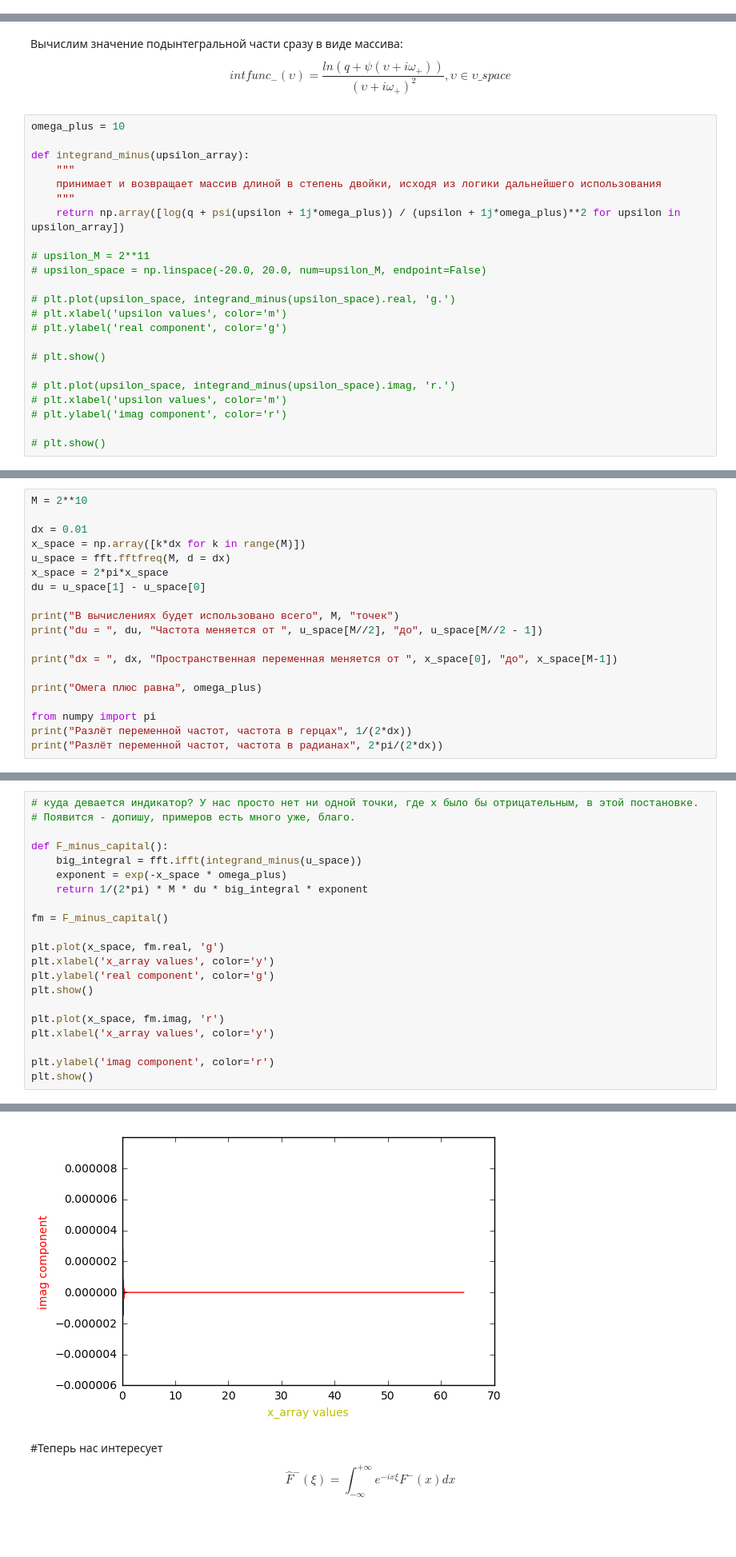
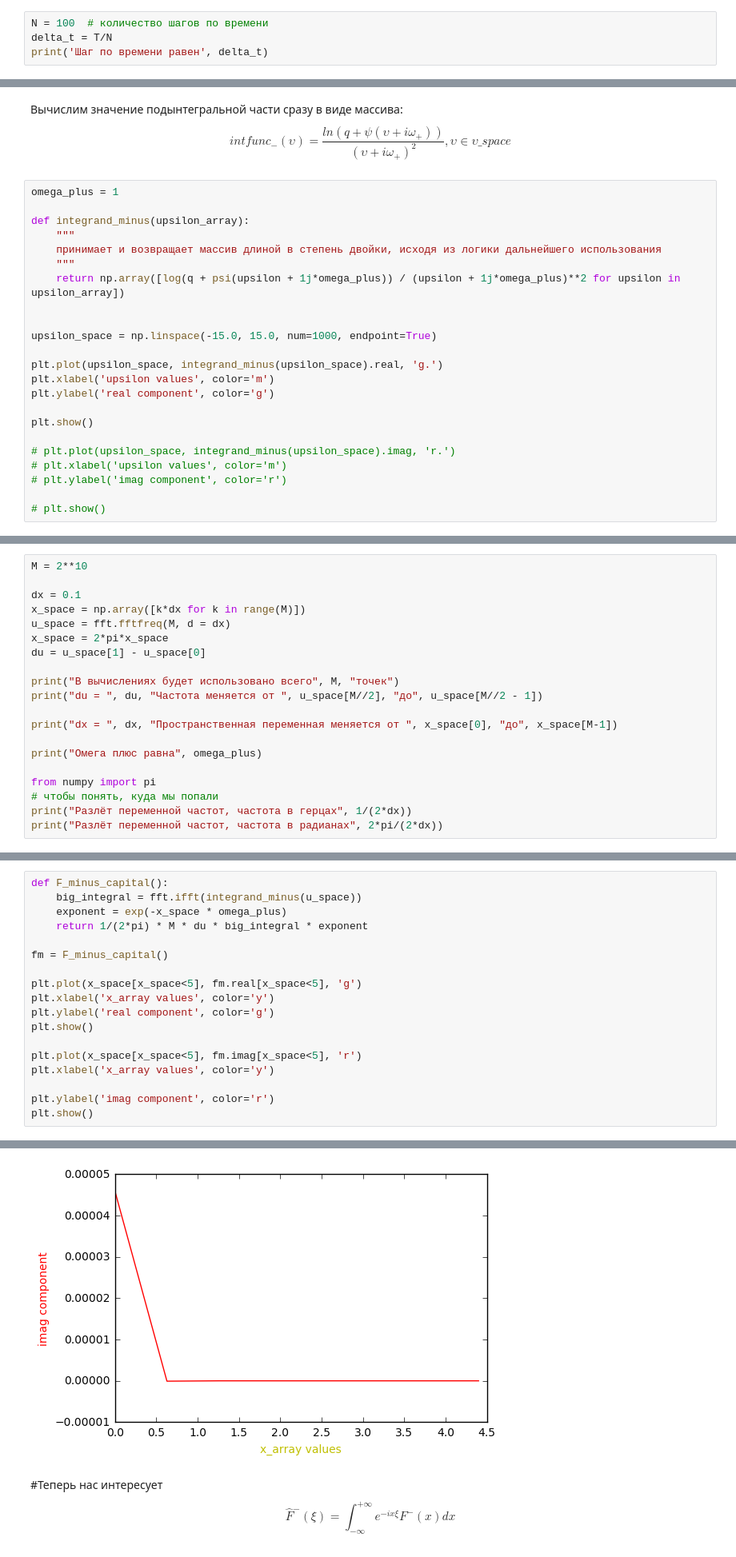
Before and after one commit to inwise/wh-barrier-python, a Jupyter notebook: Mex-BS, new mex symbol comparison.ipynb, the cells around one changed output, grey strips where cells are left out. Shown at 80% size. Cells and saved outputs as stored; diff of their text form; blank space fills up the shorter version.

```diff
--- a/Mex-BS, new mex symbol comparison.ipynb
+++ b/Mex-BS, new mex symbol comparison.ipynb
@@ -89,0 +70,4 @@ delta_t = T/N
+# %%
+N = 100  # количество шагов по времени
+delta_t = T/N
+print('Шаг по времени равен', delta_t)
@@ -130,7 +124,7 @@ $$ \hat{F}^-(\xi) = \int_{-\infty}^{+\infty} e^{-ix\xi} F^-(x) dx $$
 # %% [markdown]
 Вычислим значение подынтегральной части сразу в виде массива: $$intfunc_-(\upsilon) = \frac{ln(q+\psi(\upsilon+i\omega_+))}{(\upsilon+i\omega_+)^2}, \upsilon \in \upsilon\_space$$
 # %%
-omega_plus = 10
+omega_plus = 1
 
 def integrand_minus(upsilon_array):
     """
@@ -138,14 +132,14 @@ def integrand_minus(upsilon_array):
     """
     return np.array([log(q + psi(upsilon + 1j*omega_plus)) / (upsilon + 1j*omega_plus)**2 for upsilon in upsilon_array])
 
-# upsilon_M = 2**11
-# upsilon_space = np.linspace(-20.0, 20.0, num=upsilon_M, endpoint=False)
 
-# plt.plot(upsilon_space, integrand_minus(upsilon_space).real, 'g.')
-# plt.xlabel('upsilon values', color='m')
-# plt.ylabel('real component', color='g')
+upsilon_space = np.linspace(-15.0, 15.0, num=1000, endpoint=True)
 
-# plt.show()
+plt.plot(upsilon_space, integrand_minus(upsilon_space).real, 'g.')
+plt.xlabel('upsilon values', color='m')
+plt.ylabel('real component', color='g')
+
+plt.show()
 
 # plt.plot(upsilon_space, integrand_minus(upsilon_space).imag, 'r.')
 # plt.xlabel('upsilon values', color='m')
@@ -164,7 +204,7 @@ $$F^-(\color{orange}{x}) = 1_{[0,+\infty)}(\color{orange}{x})e^{-\color{orange}{
 # %%
 M = 2**10
 
-dx = 0.01
+dx = 0.1
 x_space = np.array([k*dx for k in range(M)])
 u_space = fft.fftfreq(M, d = dx)
 x_space = 2*pi*x_space
@@ -178,6 +218,7 @@ print("dx = ", dx, "Пространственная переменная мен
 print("Омега плюс равна", omega_plus)
 
 from numpy import pi
+# чтобы понять, куда мы попали
 print("Разлёт переменной частот, частота в герцах", 1/(2*dx))
 print("Разлёт переменной частот, частота в радианах", 2*pi/(2*dx))
 # %% [output]
@@ -190,7 +231,4 @@ dx =  0.01 Пространственная переменная меняетс
 # %%
-# куда девается индикатор? У нас просто нет ни одной точки, где x было бы отрицательным, в этой постановке.
-# Появится - допишу, примеров есть много уже, благо.
-
 def F_minus_capital():
     big_integral = fft.ifft(integrand_minus(u_space))
     exponent = exp(-x_space * omega_plus)
@@ -198,12 +236,12 @@ def F_minus_capital():
 
 fm = F_minus_capital()
 
-plt.plot(x_space, fm.real, 'g')
+plt.plot(x_space[x_space<5], fm.real[x_space<5], 'g')
 plt.xlabel('x_array values', color='y')
 plt.ylabel('real component', color='g')
 plt.show()
 
-plt.plot(x_space, fm.imag, 'r')
+plt.plot(x_space[x_space<5], fm.imag[x_space<5], 'r')
 plt.xlabel('x_array values', color='y')
 
 plt.ylabel('imag component', color='r')
@@ -213,4 +251,4 @@ plt.show()
-[figure, old version]
+[figure, new version]
 # %% [markdown]
 #Теперь нас интересует $$ \hat{F}^-(\xi) = \int_{-\infty}^{+\infty} e^{-ix\xi} F^-(x) dx $$
 # %%
```
Also changed, not shown: parts of 20 cells of this notebook, 2 other files.
